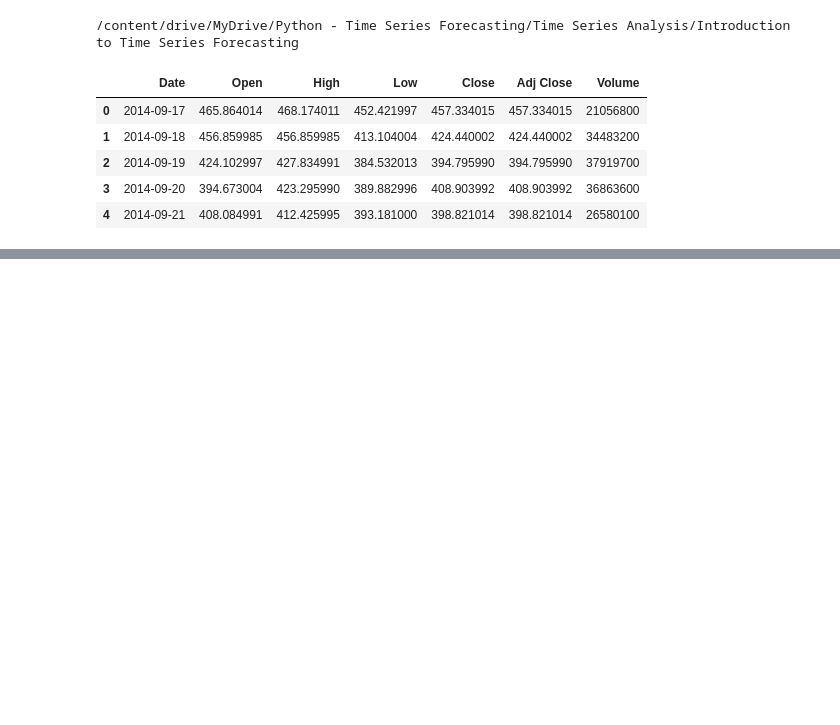
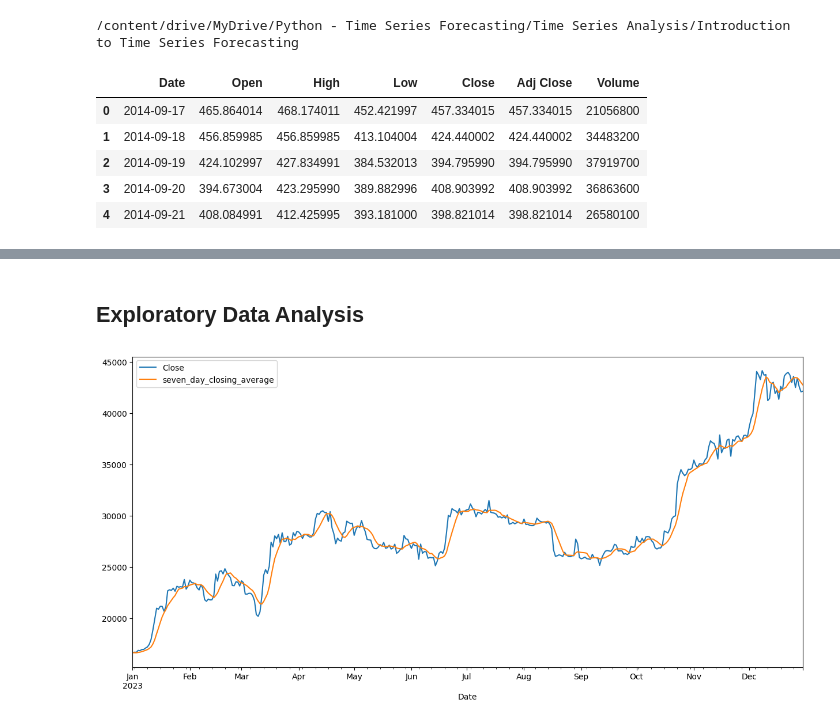
Before and after one commit to nurcoz/Udemy_time_series, a Jupyter notebook: Introduction_to_Time_Series_Analysis.ipynb, the cells around one changed output, grey strips where cells are left out. Cells and saved outputs as stored; diff of their text form; code cells hidden in the pictures; blank space fills up the shorter version.

```diff
--- a/Introduction_to_Time_Series_Analysis.ipynb
+++ b/Introduction_to_Time_Series_Analysis.ipynb
@@ -29,0 +32,5 @@ df.head()
+# %%
+# Convert "Date" variable to a datetime object with the right format YYYY-MM-DD or "%Y-%m-%d"
+# Kafa karışıklığı olmaması için önemli bir adım
+df["Date"] = pd.to_datetime(df["Date"], format = "%Y-%m-%d")
+df.head()
@@ -29,0 +44,6 @@ df.head()
+# %%
+# Set Date as index
+# Kolon olarak da eklememiz lazım- bunu indexle yapıyoruz
+df.set_index("Date", inplace=True)
+# Aşağıda tabloda görüldüğü gibi zaman serisi olarak aldık Date değişkenini
+df.head()
@@ -29,0 +104,9 @@ df.head()
+# %% [markdown]
+## Exploratory Data Analysis
+# %%
+# Generate 7 day rolling average for closing price
+df['seven_day_closing_average'] = df['Close'].rolling(7).mean()
+df[['Close', 'seven_day_closing_average']].loc['2023'].plot(figsize=(15,7))
+plt.show()
+# %% [output]
+[figure, added]
```
Also changed, not shown: parts of 8 cells of this notebook.
